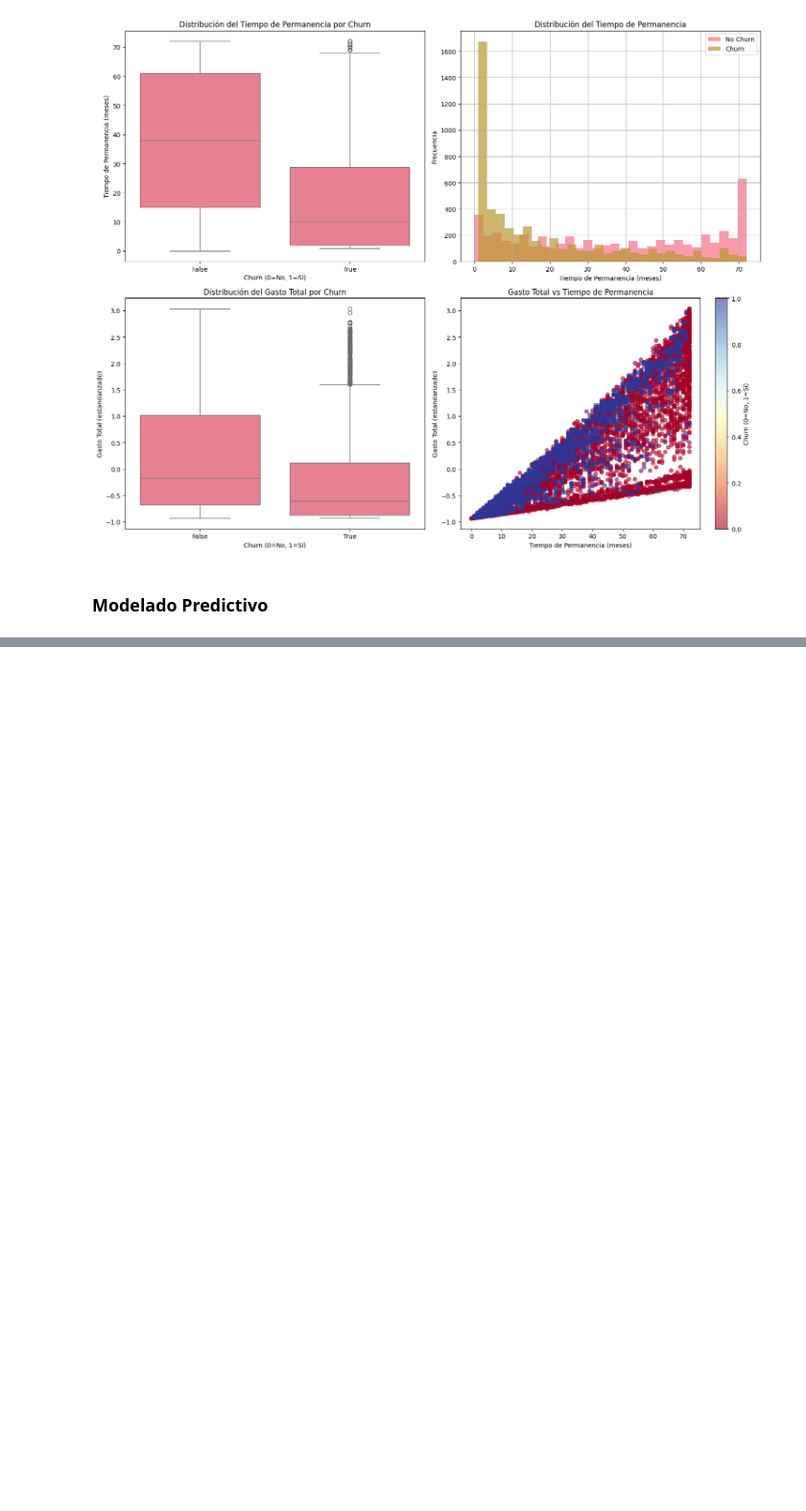
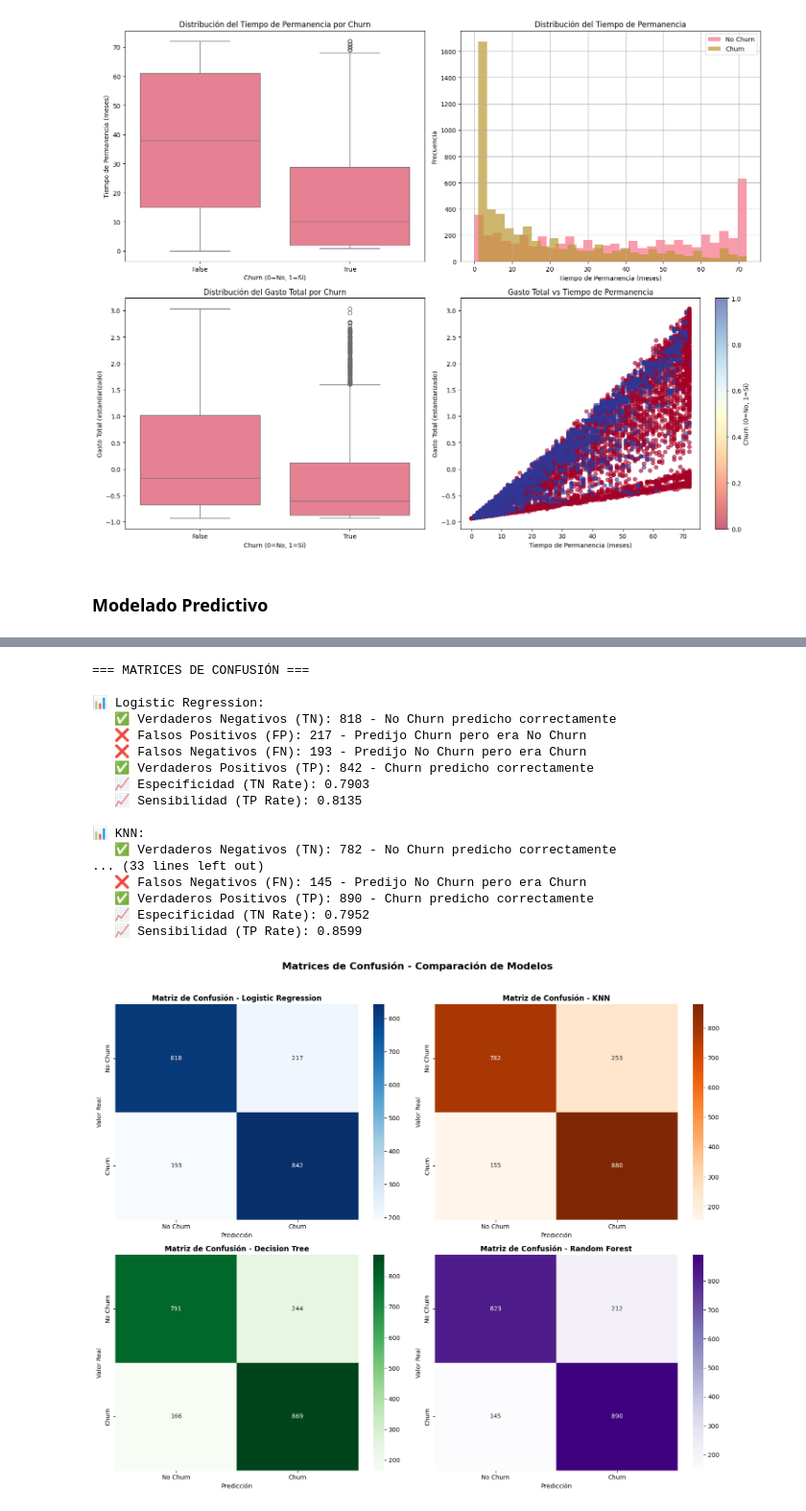
Before and after one commit to Smejia2002/telecomX_prediction, a Jupyter notebook: notebooks/telecomX_parte2.ipynb, the cells around one changed output, grey strips where cells are left out. Shown at 96% size. Drawn from its saved outputs; the diff is of its cells as text; code cells hidden in the pictures; blank space fills up the shorter version.

```diff
--- a/notebooks/telecomX_parte2.ipynb
+++ b/notebooks/telecomX_parte2.ipynb
@@ -267,0 +1024,73 @@ plt.show()
+# %%
+# PASO 3: MATRICES DE CONFUSIÓN PARA TODOS LOS MODELOS
+
+print("\n=== MATRICES DE CONFUSIÓN ===")
+
+# Crear subplot para todas las matrices de confusión
+fig, axes = plt.subplots(2, 2, figsize=(15, 12))
+axes = axes.ravel()
+
+# Obtener todos los resultados en un solo diccionario
+todos_resultados_eval = {**resultados_normalizados, **resultados_sin_normalizar}
+
+colores_cm = ['Blues', 'Oranges', 'Greens', 'Purples']
+
+for i, (nombre, resultado) in enumerate(todos_resultados_eval.items()):
+    # Calcular matriz de confusión
+    cm = confusion_matrix(y_test, resultado['predictions'])
+
+    # Crear heatmap
+    sns.heatmap(cm, annot=True, fmt='d', cmap=colores_cm[i],
+                ax=axes[i], cbar=True)
+
+    # Configurar título y etiquetas
+    nombre_limpio = nombre.replace('_', ' ')
+    axes[i].set_title(f'Matriz de Confusión - {nombre_limpio}',
+                     fontweight='bold', fontsize=12)
+    axes[i].set_xlabel('Predicción')
+    axes[i].set_ylabel('Valor Real')
+
+    # Etiquetas de los ejes
+    axes[i].set_xticklabels(['No Churn', 'Churn'])
+    axes[i].set_yticklabels(['No Churn', 'Churn'])
+
+    # Calcular métricas de la matriz de confusión
+    tn, fp, fn, tp = cm.ravel()
+
+    # Mostrar interpretación
+    print(f"\n📊 {nombre_limpio}:")
+    print(f"   ✅ Verdaderos Negativos (TN): {tn} - No Churn predicho correctamente")
+    print(f"   ❌ Falsos Positivos (FP): {fp} - Predijo Churn pero era No Churn")
+    print(f"   ❌ Falsos Negativos (FN): {fn} - Predijo No Churn pero era Churn")
+    print(f"   ✅ Verdaderos Positivos (TP): {tp} - Churn predicho correctamente")
+
+    # Calcular tasas específicas
+    specificity = tn / (tn + fp) if (tn + fp) > 0 else 0
+    sensitivity = tp / (tp + fn) if (tp + fn) > 0 else 0
+
+    print(f"   📈 Especificidad (TN Rate): {specificity:.4f}")
+    print(f"   📈 Sensibilidad (TP Rate): {sensitivity:.4f}")
+
+plt.suptitle('Matrices de Confusión - Comparación de Modelos',
+             fontsize=16, fontweight='bold', y=1.02)
+plt.tight_layout()
+plt.show()
+# %% [output]
+=== MATRICES DE CONFUSIÓN ===
+
+📊 Logistic Regression:
+   ✅ Verdaderos Negativos (TN): 818 - No Churn predicho correctamente
+   ❌ Falsos Positivos (FP): 217 - Predijo Churn pero era No Churn
+   ❌ Falsos Negativos (FN): 193 - Predijo No Churn pero era Churn
+   ✅ Verdaderos Positivos (TP): 842 - Churn predicho correctamente
+   📈 Especificidad (TN Rate): 0.7903
+   📈 Sensibilidad (TP Rate): 0.8135
+
+📊 KNN:
+   ✅ Verdaderos Negativos (TN): 782 - No Churn predicho correctamente
+... (33 lines left out)
+   ❌ Falsos Negativos (FN): 145 - Predijo No Churn pero era Churn
+   ✅ Verdaderos Positivos (TP): 890 - Churn predicho correctamente
+   📈 Especificidad (TN Rate): 0.7952
+   📈 Sensibilidad (TP Rate): 0.8599
+[figure, added]
```
Also changed, not shown: parts of 18 cells of this notebook.
